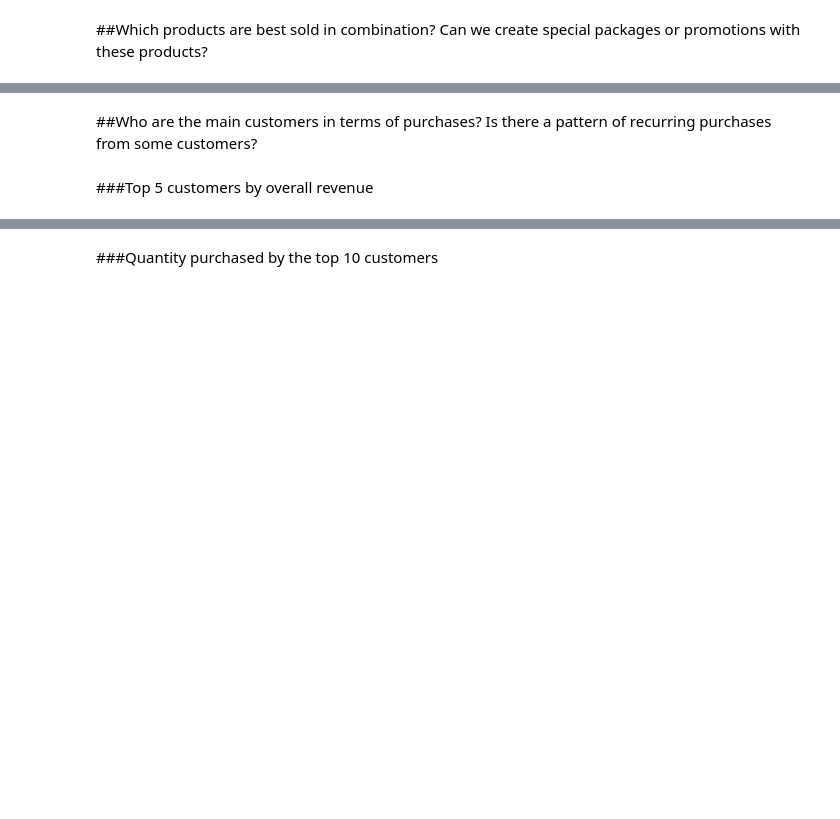
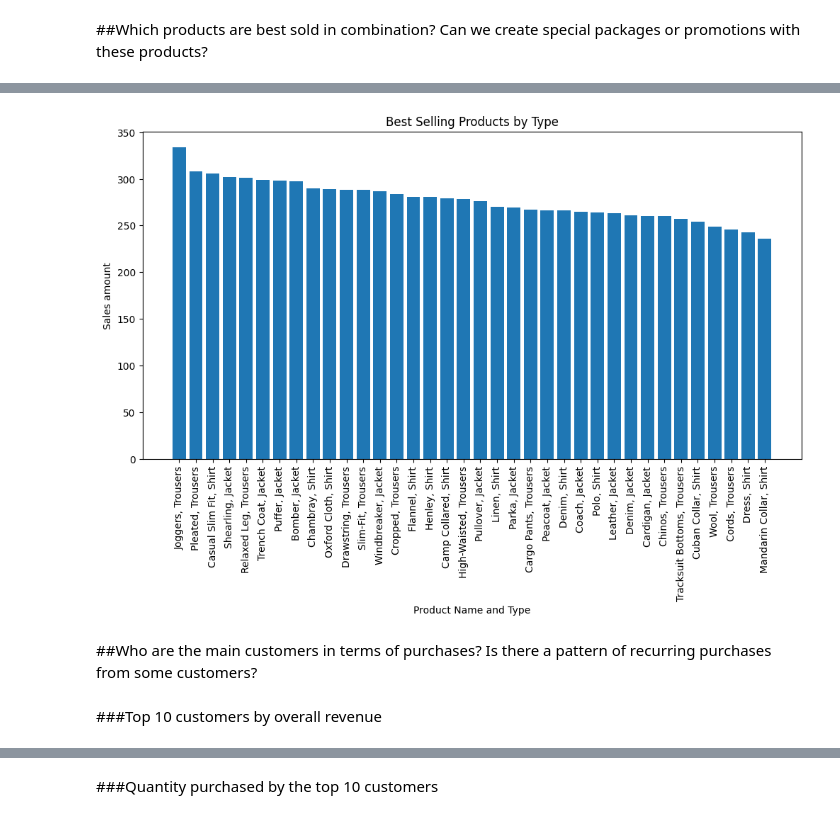
Before and after one commit to AmaroRegly/Trend_Store_Project, a Jupyter notebook: Trend_Project_Analysis.ipynb, the cells around one changed output, grey strips where cells are left out. Saved outputs shown, nothing was run; the diff lists cells and outputs as text; code cells hidden in the pictures; blank space fills up the shorter version.

```diff
--- a/Trend_Project_Analysis.ipynb
+++ b/Trend_Project_Analysis.ipynb
@@ -227,5 +291,5 @@ plt.show()
 # %% [markdown]
 ##Which products are best sold in combination? Can we create special packages or promotions with these products?
 # %%
-quantity_product = general_df[['product_name' , 'product_type' , 'quantity_x']].groupby(['product_name', 'product_type']).quantity_x.sum().reset_index().sort_values(by='quantity_x', ascending=False)
+quantity_product = general_df[['product_name' , 'product_type' , 'quantity']].groupby(['product_name', 'product_type']).quantity.sum().reset_index().sort_values(by='quantity', ascending=False)
 quantity_product
@@ -232,15 +314,17 @@ quantity_product
 # %%
 plt.figure(figsize=(12, 6))
-plt.bar(x=quantity_product['product_name'] + ', ' + quantity_product['product_type'], height=quantity_product['quantity_x'])
+plt.bar(x=quantity_product['product_name'] + ', ' + quantity_product['product_type'], height=quantity_product['quantity'])
 plt.title('Best Selling Products by Type')
 plt.xlabel('Product Name and Type')
 plt.ylabel('Sales amount')
 plt.xticks(rotation=90)
 plt.show()
+# %% [output]
+[figure, added]
 # %% [markdown]
 ##Who are the main customers in terms of purchases? Is there a pattern of recurring purchases from some customers?
 # %% [markdown]
-###Top 5 customers by overall revenue
+###Top 10 customers by overall revenue
 # %%
 top_customer = general_df[['customer_name', 'total_price']].groupby('customer_name').total_price.sum().sort_values(ascending=False).head(10).reset_index()
 top_customer
```
Also changed, not shown: parts of 30 cells of this notebook.
